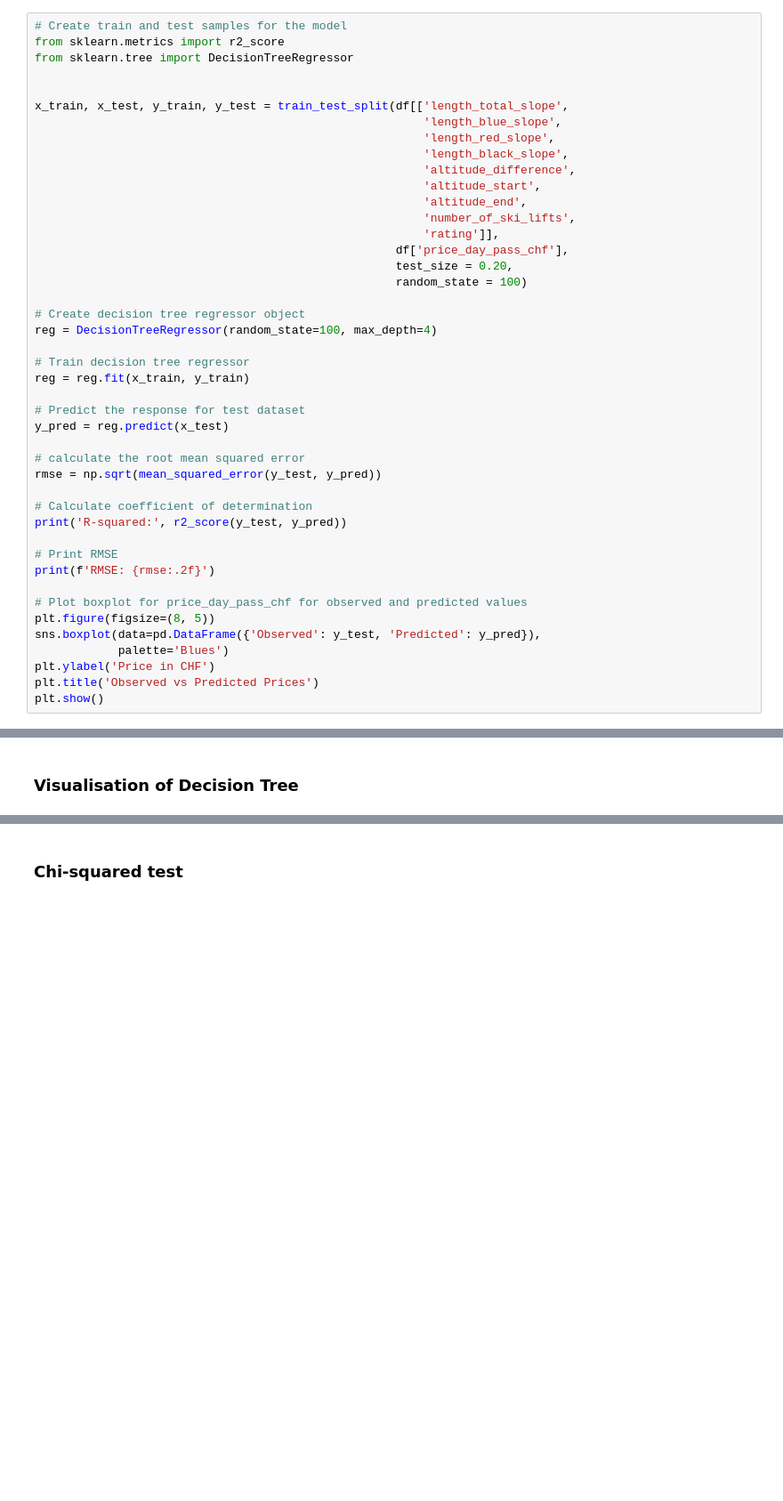
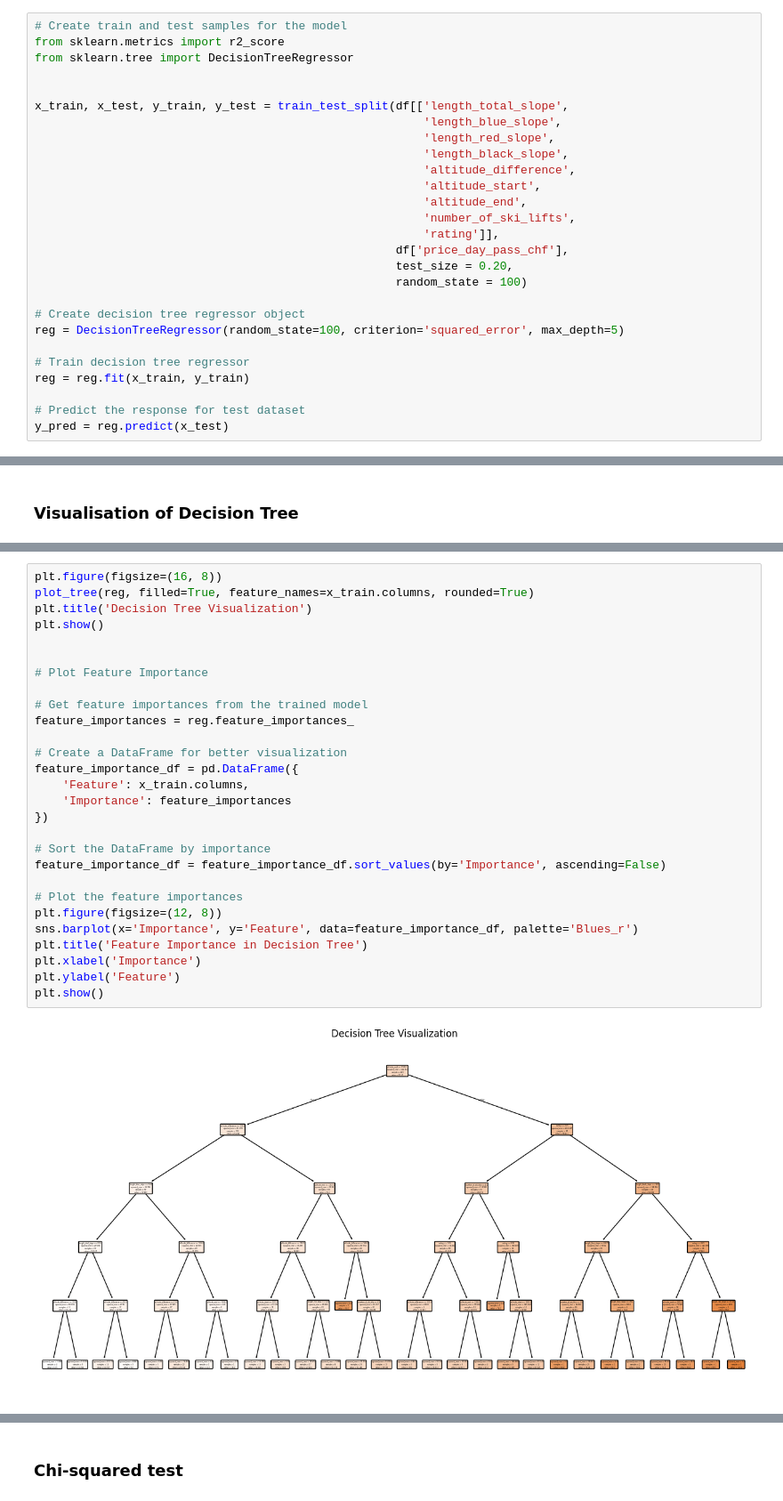
Before and after one commit to kuehnviv/arm_project, a Jupyter notebook: projekt_notebook.ipynb, the cells around one changed output, grey strips where cells are left out. Shown at 89% size. Cells and saved outputs as stored; diff of their text form; blank space fills up the shorter version.

Commit message:
regression tree 2

```diff
--- a/projekt_notebook.ipynb
+++ b/projekt_notebook.ipynb
@@ -811,27 +813,10 @@ x_train, x_test, y_train, y_test = train_test_split(df[['length_total_slope',
                                                     random_state = 100)
 
 # Create decision tree regressor object
-reg = DecisionTreeRegressor(random_state=100, max_depth=4)
+reg = DecisionTreeRegressor(random_state=100, criterion='squared_error', max_depth=5)
 
 # Train decision tree regressor
 reg = reg.fit(x_train, y_train)
 
 # Predict the response for test dataset
 y_pred = reg.predict(x_test)
-
-# calculate the root mean squared error
-rmse = np.sqrt(mean_squared_error(y_test, y_pred))
-
-# Calculate coefficient of determination
-print('R-squared:', r2_score(y_test, y_pred))
-
-# Print RMSE
-print(f'RMSE: {rmse:.2f}')
-
-# Plot boxplot for price_day_pass_chf for observed and predicted values
-plt.figure(figsize=(8, 5))
-sns.boxplot(data=pd.DataFrame({'Observed': y_test, 'Predicted': y_pred}),
-            palette='Blues')
-plt.ylabel('Price in CHF')
-plt.title('Observed vs Predicted Prices')
-plt.show()
@@ -869,0 +852,30 @@ plt.show()
+# %%
+plt.figure(figsize=(16, 8))
+plot_tree(reg, filled=True, feature_names=x_train.columns, rounded=True)
+plt.title('Decision Tree Visualization')
+plt.show()
+
+
+# Plot Feature Importance
+
+# Get feature importances from the trained model
+feature_importances = reg.feature_importances_
+
+# Create a DataFrame for better visualization
+feature_importance_df = pd.DataFrame({
+    'Feature': x_train.columns,
+    'Importance': feature_importances
+})
+
+# Sort the DataFrame by importance
+feature_importance_df = feature_importance_df.sort_values(by='Importance', ascending=False)
+
+# Plot the feature importances
+plt.figure(figsize=(12, 8))
+sns.barplot(x='Importance', y='Feature', data=feature_importance_df, palette='Blues_r')
+plt.title('Feature Importance in Decision Tree')
+plt.xlabel('Importance')
+plt.ylabel('Feature')
+plt.show()
+# %% [output]
+[figure, added]
```
Also changed, not shown: parts of 6 cells of this notebook.
